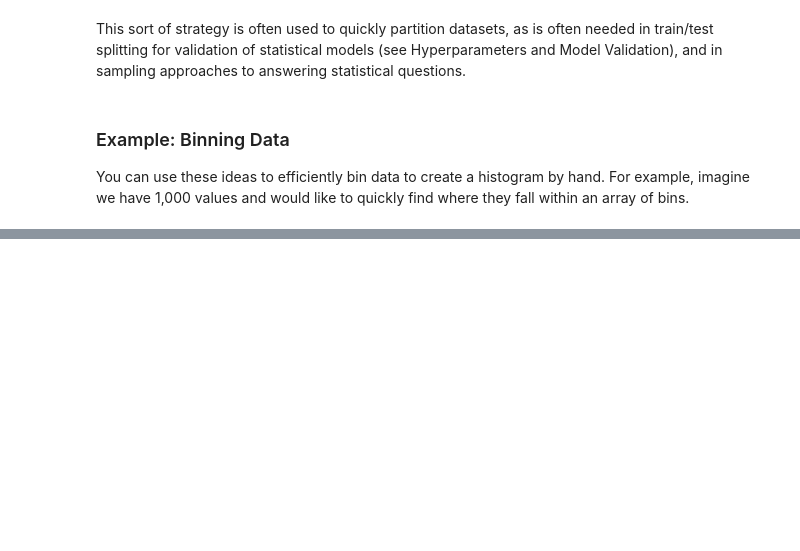
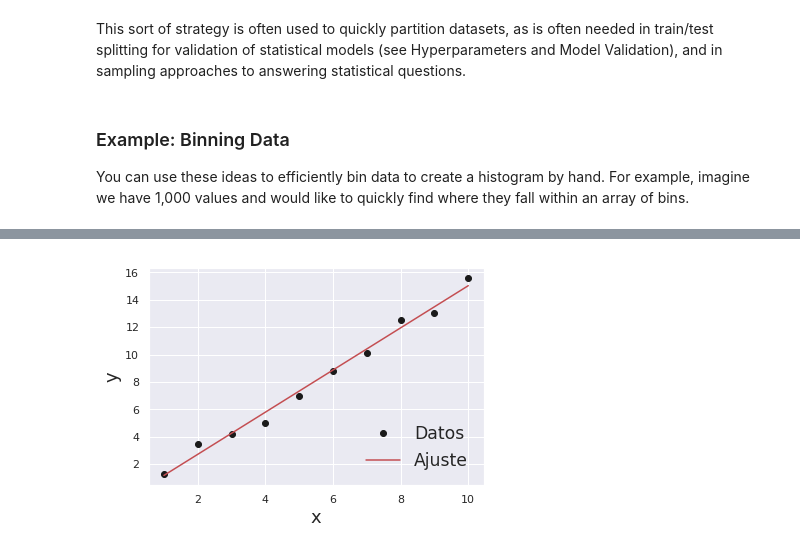
Before and after one commit to DCIDA2019/da2019-Oscar2401, a Jupyter notebook: Semana1/Tareas/tarea_1.ipynb, the cells around one changed output, grey strips where cells are left out. Saved outputs shown, nothing was run; the diff lists cells and outputs as text; code cells hidden in the pictures; blank space fills up the shorter version.

```diff
--- a/Semana1/Tareas/tarea_1.ipynb
+++ b/Semana1/Tareas/tarea_1.ipynb
@@ -446,0 +483,3 @@ plt.plot(bins, counts, linestyle='steps');
+# %%
+x_2 = [1,2,3,4,5,6,7,8,9,10]
+y_2 = [1.3,3.5,4.2,5.0,7.0,8.8,10.1,12.5,13.0,15.6]
@@ -446,0 +491,11 @@ plt.plot(bins, counts, linestyle='steps');
+# %%
+x_min = np.linspace(np.min(x_2),np.max(x_2),10000)
+y_min = a*x_min + b
+# %%
+plt.plot(x_2,y_2,'ko',label='Datos')
+plt.plot(x_min,y_min,'r-',label='Ajuste')
+plt.xlabel('x', fontsize=18)
+plt.ylabel('y', fontsize=18)
+plt.legend(loc='lower right', shadow=True, frameon = False , fontsize='x-large');
+# %% [output]
+[figure, added]
```
Also changed, not shown: parts of 14 cells of this notebook.
